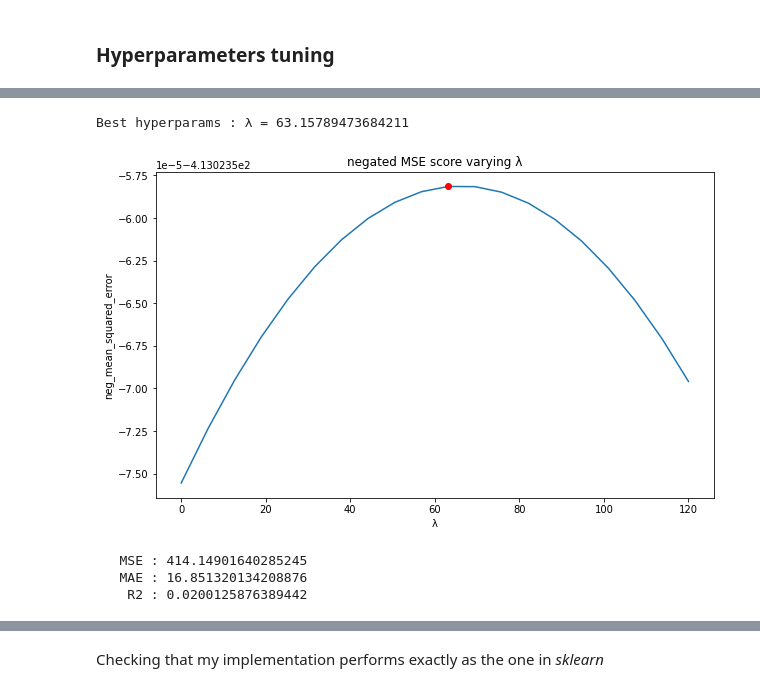
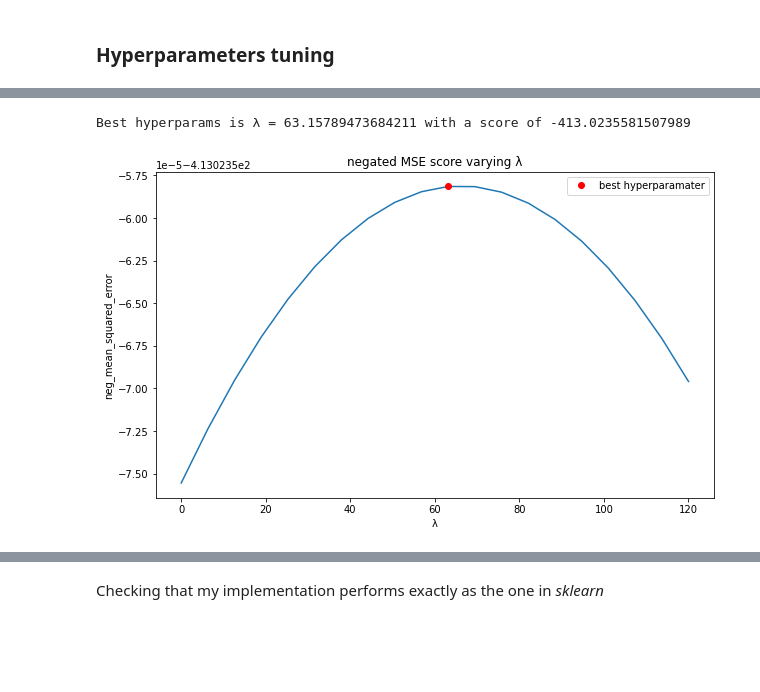
Before and after one commit to nemolino/TrackPopularityPredictor, a Jupyter notebook: prediction_numerical.ipynb, the cells around one changed output, grey strips where cells are left out. Saved outputs shown, nothing was run; the diff lists cells and outputs as text; code cells hidden in the pictures; blank space fills up the shorter version.

```diff
--- a/prediction_numerical.ipynb
+++ b/prediction_numerical.ipynb
@@ -2,18 +2,17 @@
 import numpy as np
 import pandas as pd
 import matplotlib.pyplot as plt
+
 import seaborn as sns
-
 from sklearn.feature_selection import SelectKBest, f_regression
 
 from sklearn import preprocessing
 from sklearn.model_selection import train_test_split, GridSearchCV
 from sklearn.metrics import mean_squared_error, mean_absolute_error, r2_score
 
-CV_verbose_param = 1
+CV_verbose_param = 3
 # %%
-# load dataset
-dataset = pd.read_csv('dataset/spotify_tracks_cleaned.csv')
-dataset
+dataset = pd.read_csv('datasets/spotify_tracks_cleaned.csv')
+dataset.head()
 # %% [output]
 |  | artists | album_name | track_name | duration_ms | explicit | danceability | energy | key | loudness | ... |
@@ -56,8 +49,10 @@ dataset
 # %%
 # dropping columns corresponding to categorical features
 
+numerical_features = ['duration_ms','danceability','energy','loudness','speechiness',
+          'acousticness','instrumentalness','liveness','valence','tempo','popularity']
 columns_to_drop = list(dataset.columns)
-for c in ['duration_ms','danceability','energy','loudness','speechiness','acousticness','instrumentalness','liveness','valence','tempo','popularity']:
+for c in numerical_features:
     columns_to_drop.remove(c)
 dataset.drop(columns=columns_to_drop, inplace=True)
 # %%
@@ -158,26 +169,20 @@ GridSearchCV(cv=5, estimator=RR(), n_jobs=-1,
 # %%
-print(f'Best hyperparams : λ = {learner.best_params_["λ"]}')
+print(f'Best hyperparams is λ = {learner.best_params_["λ"]} with a score of {learner.best_score_}')
 # %% [output]
-Best hyperparams : λ = 63.15789473684211
+Best hyperparams is λ = 63.15789473684211 with a score of -413.0235581507989
 # %%
 fig, ax = plt.subplots()
 fig.set_figwidth(10)
 fig.set_figheight(6)
 ax.plot(learner.cv_results_['param_λ'].data, learner.cv_results_['mean_test_score'])
-ax.plot(learner.best_params_['λ'], learner.best_score_, 'ro')
+ax.plot(learner.best_params_['λ'], learner.best_score_, 'ro', label="best hyperparamater")
 ax.set(xlabel='λ', ylabel='neg_mean_squared_error', title='negated MSE score varying λ')
+plt.legend()
 plt.show()
 # %% [output]
-[figure, old version]
+[figure, new version]
 # %%
-rr = learner.best_estimator_
-rr.fit(X_train, y_train)
-y_prediction = rr.predict(X_test)
-
-print('   MSE :', mean_squared_error(y_test, y_prediction))
-print('   MAE :', mean_absolute_error(y_test, y_prediction))
-print('    R2 :', r2_score(y_test, y_prediction))
+def print_performance(y_test, y_prediction):
+    print('MSE :', mean_squared_error(y_test, y_prediction))
+    print('MAE :', mean_absolute_error(y_test, y_prediction))
+    print(' R2 :', r2_score(y_test, y_prediction))
-# %% [output]
-   MSE : 414.14901640285245
-   MAE : 16.851320134208876
-    R2 : 0.0200125876389442
```
Also changed, not shown: parts of 16 cells of this notebook, 5 other files.
